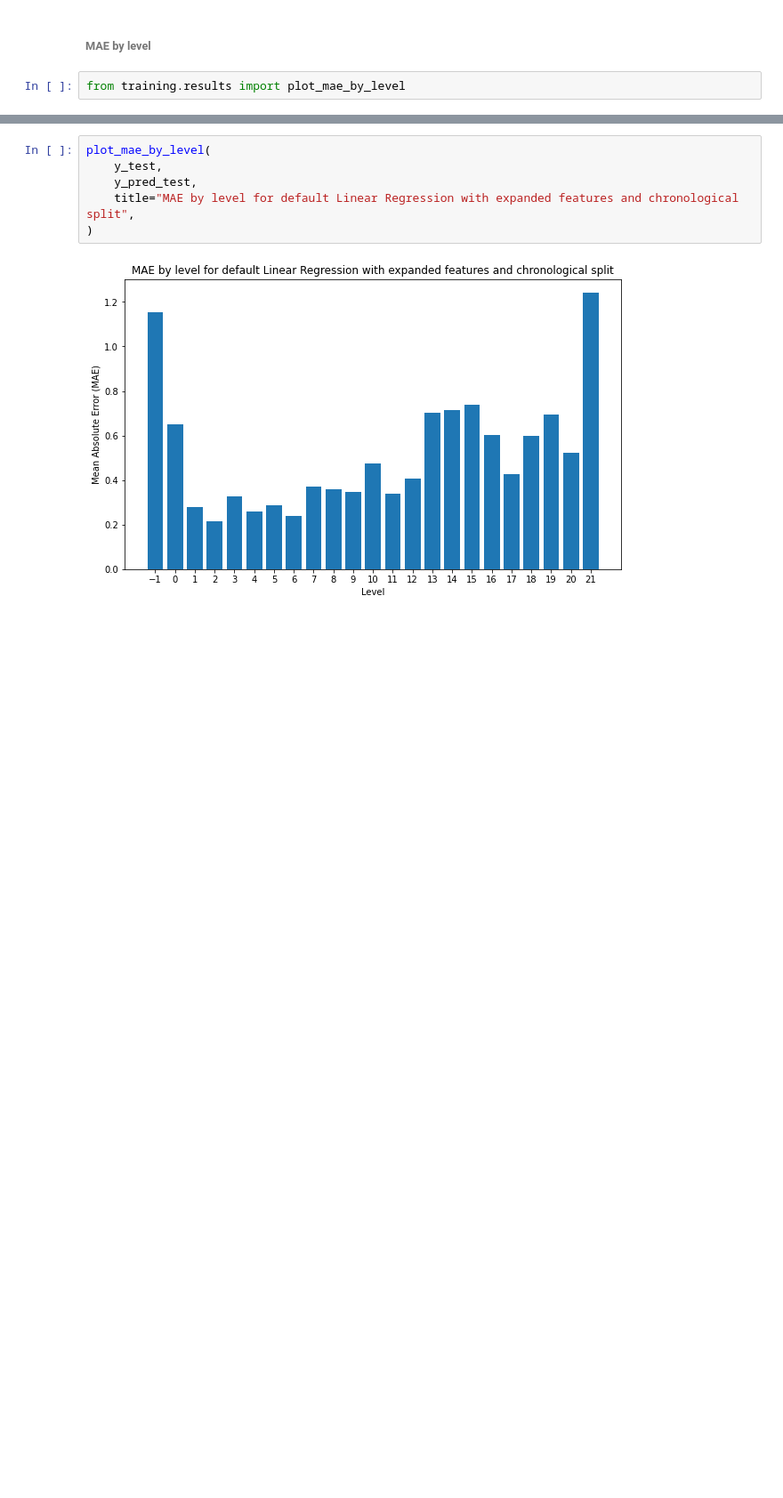
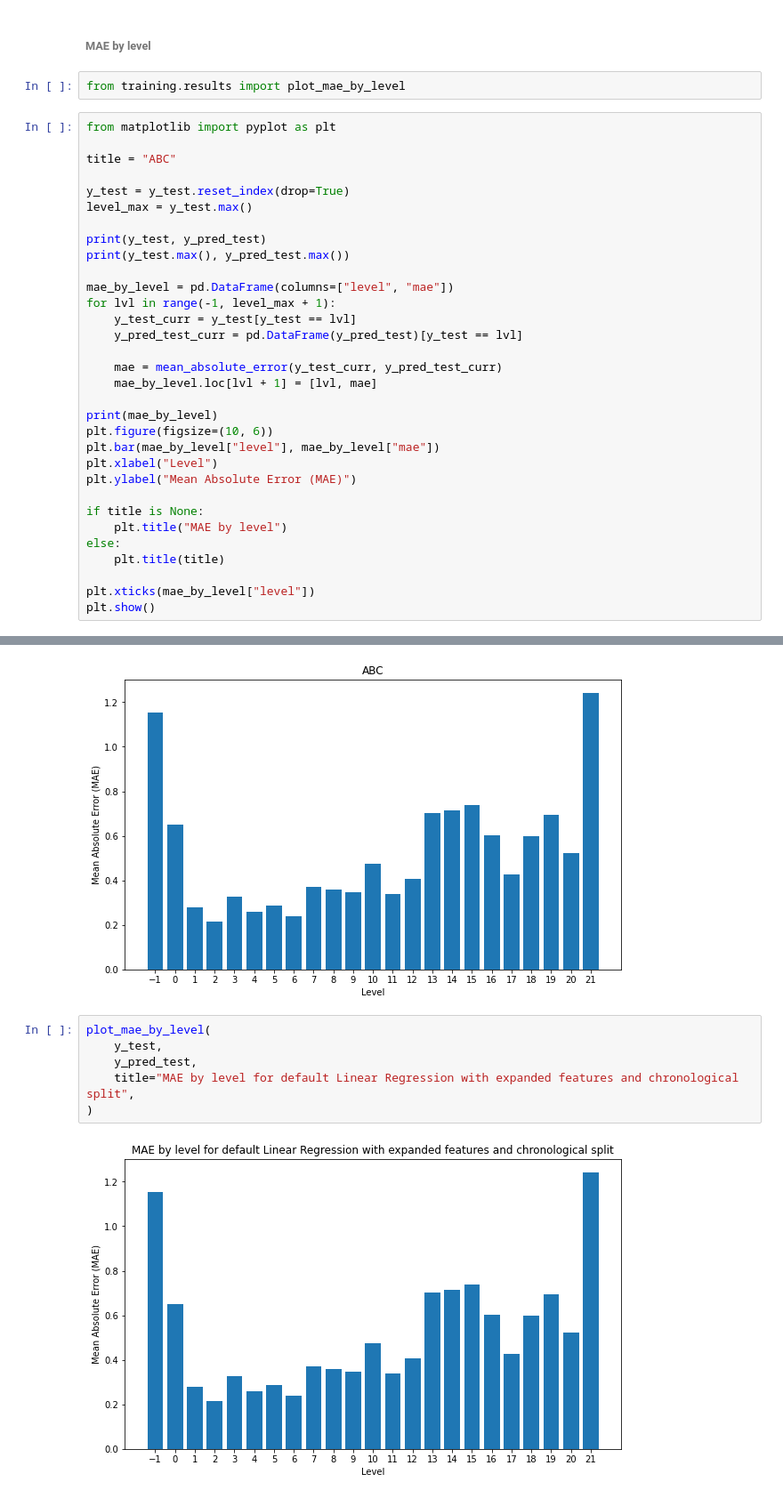
Before and after one commit to Paulina100/ML-for-TTRPG-game-design, a Jupyter notebook: notebooks/models/linear_regression/linear_regression_expanded.ipynb, the cells around one changed output, grey strips where cells are left out. Shown at 89% size. Saved outputs shown, nothing was run; the diff lists cells and outputs as text; blank space fills up the shorter version.

```diff
--- a/notebooks/models/linear_regression/linear_regression_expanded.ipynb
+++ b/notebooks/models/linear_regression/linear_regression_expanded.ipynb
@@ -175,3 +175,36 @@ results.loc[0] = ["chronological", "default", "expanded", rmse, mae]
 ###### MAE by level
 # %%
 from training.results import plot_mae_by_level
+# %%
+from matplotlib import pyplot as plt
+
+title = "ABC"
+
+y_test = y_test.reset_index(drop=True)
+level_max = y_test.max()
+
+print(y_test, y_pred_test)
+print(y_test.max(), y_pred_test.max())
+
+mae_by_level = pd.DataFrame(columns=["level", "mae"])
+for lvl in range(-1, level_max + 1):
+    y_test_curr = y_test[y_test == lvl]
+    y_pred_test_curr = pd.DataFrame(y_pred_test)[y_test == lvl]
+
+    mae = mean_absolute_error(y_test_curr, y_pred_test_curr)
+    mae_by_level.loc[lvl + 1] = [lvl, mae]
+
+print(mae_by_level)
+plt.figure(figsize=(10, 6))
+plt.bar(mae_by_level["level"], mae_by_level["mae"])
+plt.xlabel("Level")
+plt.ylabel("Mean Absolute Error (MAE)")
+
+if title is None:
+    plt.title("MAE by level")
+else:
+    plt.title(title)
+
+plt.xticks(mae_by_level["level"])
+plt.show()
+# %% [output]
@@ -178,3 +228,4 @@ from training.results import plot_mae_by_level
+[figure, added]
 # %%
 plot_mae_by_level(
     y_test,
```
Also changed, not shown: parts of 8 cells of this notebook, 13 other files.
